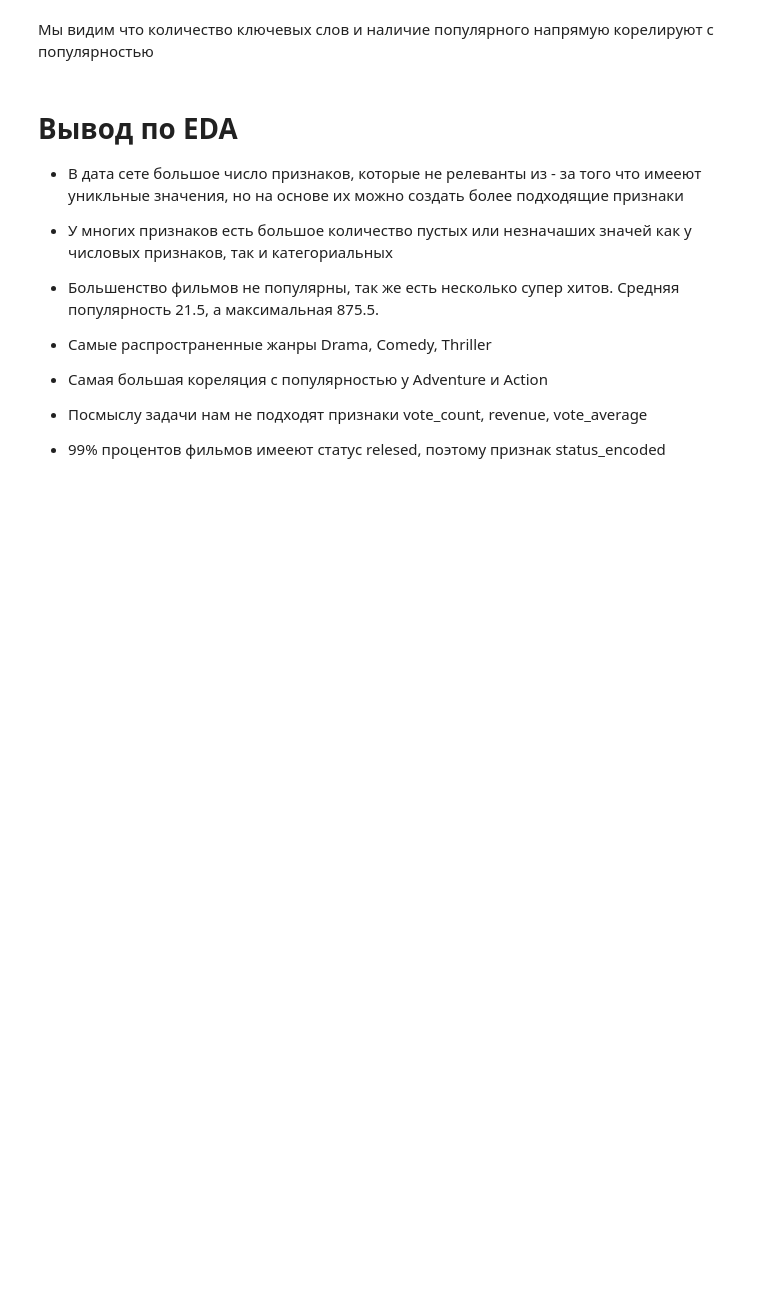
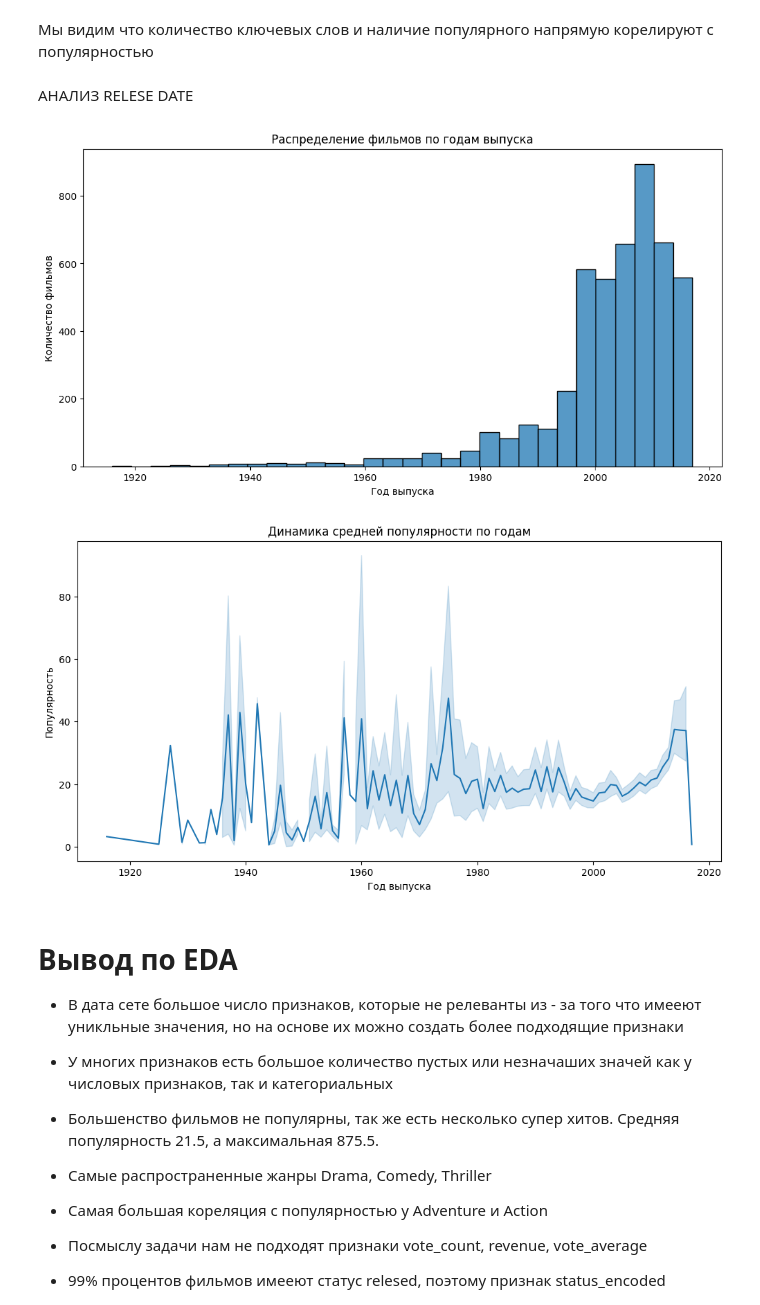
Before and after one commit to GeGeMaaaan/Data_Science, a Jupyter notebook: version1.ipynb, the cells around one changed output. Drawn from its saved outputs; the diff is of its cells as text; code cells hidden in the pictures; blank space fills up the shorter version.

```diff
--- a/version1.ipynb
+++ b/version1.ipynb
@@ -1059,6 +1151,36 @@ Name: popularity, dtype: float64
 [figure]
 # %% [markdown]
 Мы видим что количество ключевых слов и наличие популярного напрямую корелируют с популярностью
+# %% [markdown]
+АНАЛИЗ RELESE DATE
+# %%
+import pandas as pd
+import seaborn as sns
+import matplotlib.pyplot as plt
+
+# --- Преобразуем release_date в datetime ---
+data['release_date'] = pd.to_datetime(data['release_date'], errors='coerce')
+
+# --- Создаём новый признак release_year ---
+data['release_year'] = data['release_date'].dt.year
+
+# --- Распределение фильмов по годам ---
+plt.figure(figsize=(12,6))
+sns.histplot(data['release_year'].dropna(), bins=30, kde=False)
+plt.title("Распределение фильмов по годам выпуска")
+plt.xlabel("Год выпуска")
+plt.ylabel("Количество фильмов")
+plt.show()
+
+plt.figure(figsize=(12,6))
+sns.lineplot(x='release_year', y='popularity', data=data)
+plt.title("Динамика средней популярности по годам")
+plt.xlabel("Год выпуска")
+plt.ylabel("Популярность")
+plt.show()
+# %% [output]
+[figure, added]
+[figure, added]
 # %% [markdown]
 # Вывод по EDA
 
```
Also changed, not shown: parts of 49 cells of this notebook.
